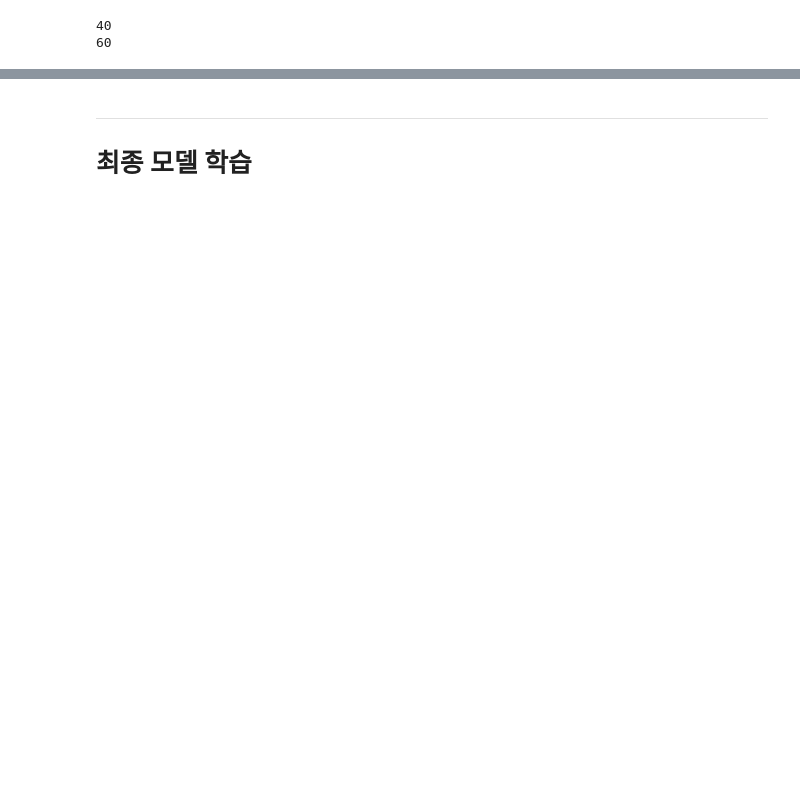
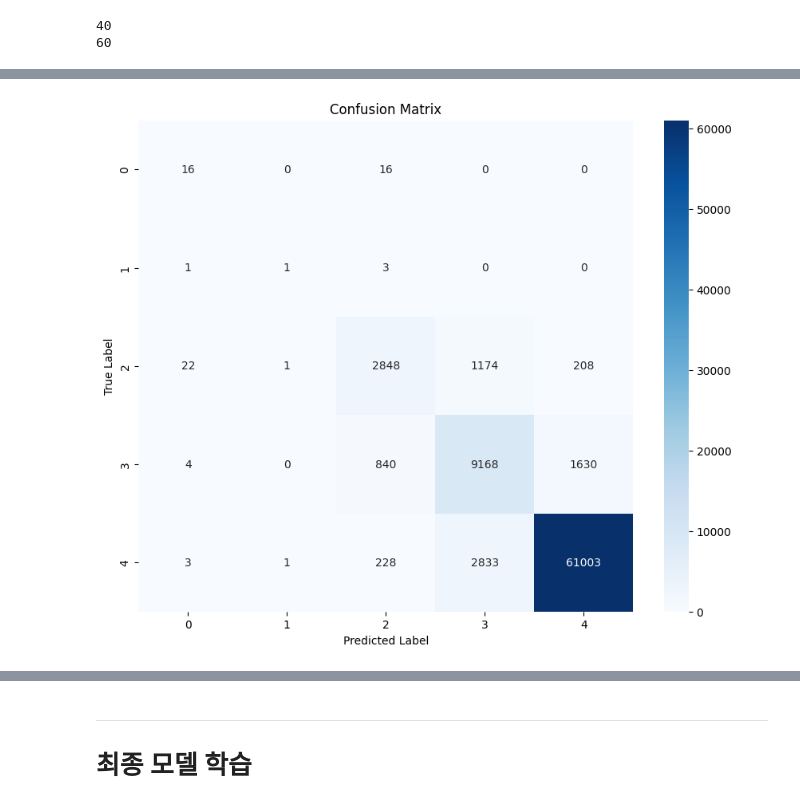
Before and after one commit to s0nh/segment-classification, a Jupyter notebook: xgboost_baseline.ipynb, the cells around one changed output, grey strips where cells are left out. Saved outputs shown, nothing was run; the diff lists cells and outputs as text; code cells hidden in the pictures; blank space fills up the shorter version.

```diff
--- a/xgboost_baseline.ipynb
+++ b/xgboost_baseline.ipynb
@@ -2920,14 +2935,17 @@ from sklearn.preprocessing import RobustScaler
 from imblearn.over_sampling import SMOTENC
 from sklearn.metrics import classification_report, f1_score
 
+# 최종 모델 학습
+
 # 최종 파라미터
 final_params = {
     'objective' : 'multi:softprob',
     'num_class' : 5,
     'eval_metric': 'mlogloss',
     'random_state': 42,
+    'early_stopping_rounds' : 50, # 과적합 방지
 
-    'n_estimators': 3000,
+    'n_estimators': 30000,
     'learning_rate': 0.01,
     'max_depth': 9,
     'min_child_weight': 3,
@@ -2937,3 +2955,18 @@ final_params = {
     'reg_alpha': 0.1,
     'reg_lambda': 1.5
 }
+
+try:
+    main_model = xgb.XGBClassifier(
+        **final_params,
+        device='cuda',
+        tree_method='hist',  # GPU 모드 설정
+    )
+    print("GPU 사용 가능: gpu_hist 모드 적용")
+    main_model.fit(X_train_res, y_train_res, eval_set=[(X_val, y_val)], sample_weight=weights, verbose=500)
+except:
+    main_model = xgb.XGBClassifier(
+        **final_params
+    )
+    print("GPU 사용 불가: CPU 모드 적용")
+    main_model.fit(X_train_res, y_train_res, eval_set=[(X_val, y_val)], sample_weight=weights, verbose=500)
@@ -3084,0 +3029,18 @@ Fitting 3 folds for each of 27 candidates, totalling 81 fits
+# %%
+import seaborn as sns
+import matplotlib.pyplot as plt
+from sklearn.metrics import confusion_matrix
+
+# 예측값 생성 (기본 argmax 상태)
+preds = main_model.predict(X_val)
+
+# 혼동 행렬 시각화
+cm = confusion_matrix(y_val, preds)
+plt.figure(figsize=(10, 8))
+sns.heatmap(cm, annot=True, fmt='d', cmap='Blues') # fmt='d'로 정수 표현
+plt.xlabel('Predicted Label')
+plt.ylabel('True Label')
+plt.title('Confusion Matrix')
+plt.show()
+# %% [output]
+[figure, added]
```
Also changed, not shown: parts of 25 cells of this notebook, 1 other file.
